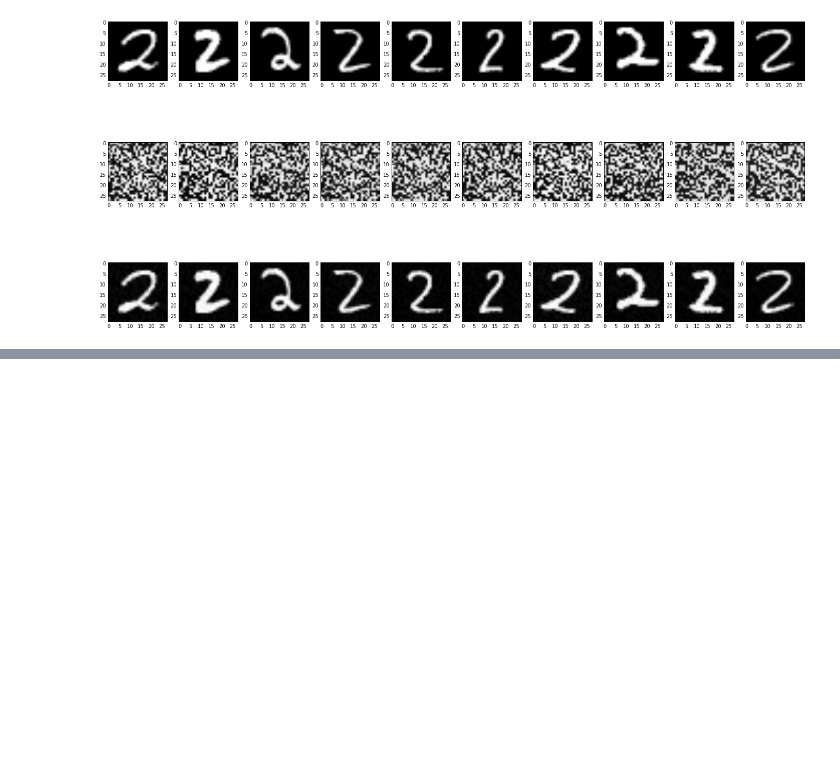
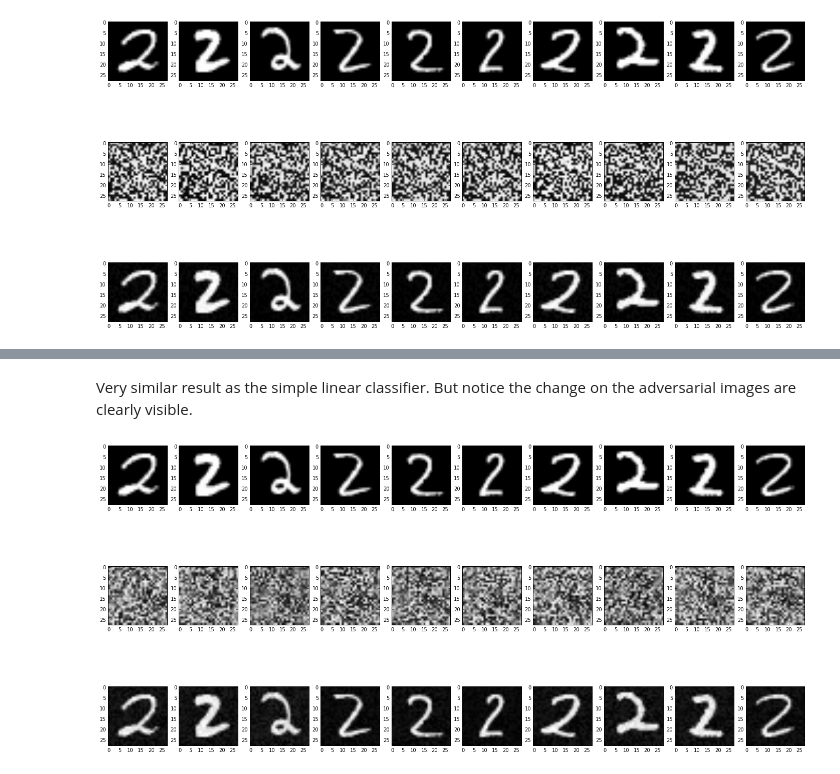
Before and after one commit to zs7779/BreakCNN, a Jupyter notebook: BreakCNN.ipynb, the cells around one changed output, grey strips where cells are left out. Cells and saved outputs as stored; diff of their text form; code cells hidden in the pictures; blank space fills up the shorter version.

```diff
--- a/BreakCNN.ipynb
+++ b/BreakCNN.ipynb
@@ -107,6 +118,6 @@ class Linear(object):
             return session.run(self.two)
 # %%
-model = Linear(1000,100,100)
+model = Linear(20000,100,100)
 model.train()
 # %% [output]
 step 0, training accuracy 0.07
@@ -227,7 +256,8 @@ class CNN(object):
         self.log_every = log_every
         self.hidden_size = 100
 
-        self._create_model()
+        with tf.variable_scope('CNN'):
+            self._create_model()
 
     def _create_model(self):
         with tf.variable_scope('InOut'):
@@ -258,10 +288,16 @@ class CNN(object):
             self.two = tf.get_variable('imgs', initializer=img)
             self.six = tf.get_variable('targets', initializer=t)
         with tf.variable_scope('Hidden',reuse=True):
-            self.y = linear(self.two, 10)
+            self.conv1 = conv_relu(tf.reshape(self.two,[-1,28,28,1]), [5,5,1,32], 32,'conv1')
+            self.pool1 = max_pool_2x2(self.conv1,'pool1')
+            self.conv2 = conv_relu(self.pool1, [5,5,32,64], 64,'conv2')
+            self.pool2 = max_pool_2x2(self.conv2,'pool2')
+            self.fc1 = linear(tf.reshape(self.pool2, [-1, 7*7*64]),1024,'fc1')
+            self.keep_prob = tf.placeholder(tf.float32)
+            self.drop = drop_out(self.fc1,self.keep_prob,'drop')
+            self.y = linear(self.drop,10,'fc2')
         with tf.variable_scope('Opt'):
-            self.vars = tf.get_collection(tf.GraphKeys.TRAINABLE_VARIABLES,scope='Image')
-
+            self.vars = tf.get_collection(tf.GraphKeys.TRAINABLE_VARIABLES,scope='CNN/Image')
             self.cross_entropy = tf.reduce_mean(tf.nn.softmax_cross_entropy_with_logits(logits=self.y, labels=self.six))
             self.optimizer = tf.train.AdamOptimizer(1e-3).minimize(self.cross_entropy, var_list=self.vars)
             correct_prediction = tf.equal(tf.argmax(self.y,1), tf.argmax(self.six,1))
@@ -289,21 +325,25 @@ class CNN(object):
         with tf.Session() as session:
             saver = tf.train.Saver()
             save_path = saver.restore(session, "./data/CNN.weights")
-            self.fool_model(twos,target)
+            with tf.variable_scope('CNN'):
+                self.fool_model(twos,target)
 
             tf.global_variables_initializer().run()
 
             for i in range(300):
-                CE,ACC,Y,_ = session.run([self.cross_entropy,self.accuracy,self.y,self.optimizer])
+                CE,ACC,Y,_ = session.run([self.cross_entropy,self.accuracy,self.y,self.optimizer],feed_dict={self.keep_prob:1.0})
                 print("step %d, cross entropy %g, training accuracy %g"%(i, CE, ACC))
                 if i%10 == 0:
                     print(Y[0])
                 if ACC==1.0:
                     break
 
+            CE,ACC,Y,_ = session.run([self.cross_entropy,self.accuracy,self.y,self.optimizer],feed_dict={self.keep_prob:1.0})
+            print("step %d, cross entropy %g, training accuracy %g"%(i, CE, ACC))
+
             return session.run(self.two)
 # %%
-model = CNN(2000,100,100)
+model = CNN(3000,100,100)
 # %%
 model.train()
 # %% [output]
@@ -326,0 +367,2 @@ test accuracy 0.9276
+# %%
+new_twos = model.fool(twos)
@@ -326,0 +387,16 @@ test accuracy 0.9276
+# %% [markdown]
+Very similar result as the simple linear classifier. But notice the change on the adversarial images are clearly visible.
+# %%
+fig, axes = plt.subplots(figsize=(20, 10))
+fig.tight_layout()
+for i,img in enumerate(twos):
+    ax = plt.subplot(3,10,i+1)
+    plt.imshow(img.reshape(28,28),cmap='gray')
+for i,img in enumerate(new_twos):
+    ax = plt.subplot(3,10,i+11)
+    plt.imshow((img-twos[i]).reshape(28,28),cmap='gray')
+for i,img in enumerate(new_twos):
+    ax = plt.subplot(3,10,i+21)
+    plt.imshow(img.reshape(28,28),cmap='gray')
+# %% [output]
+[figure, added]
```
Also changed, not shown: parts of 10 cells of this notebook.
